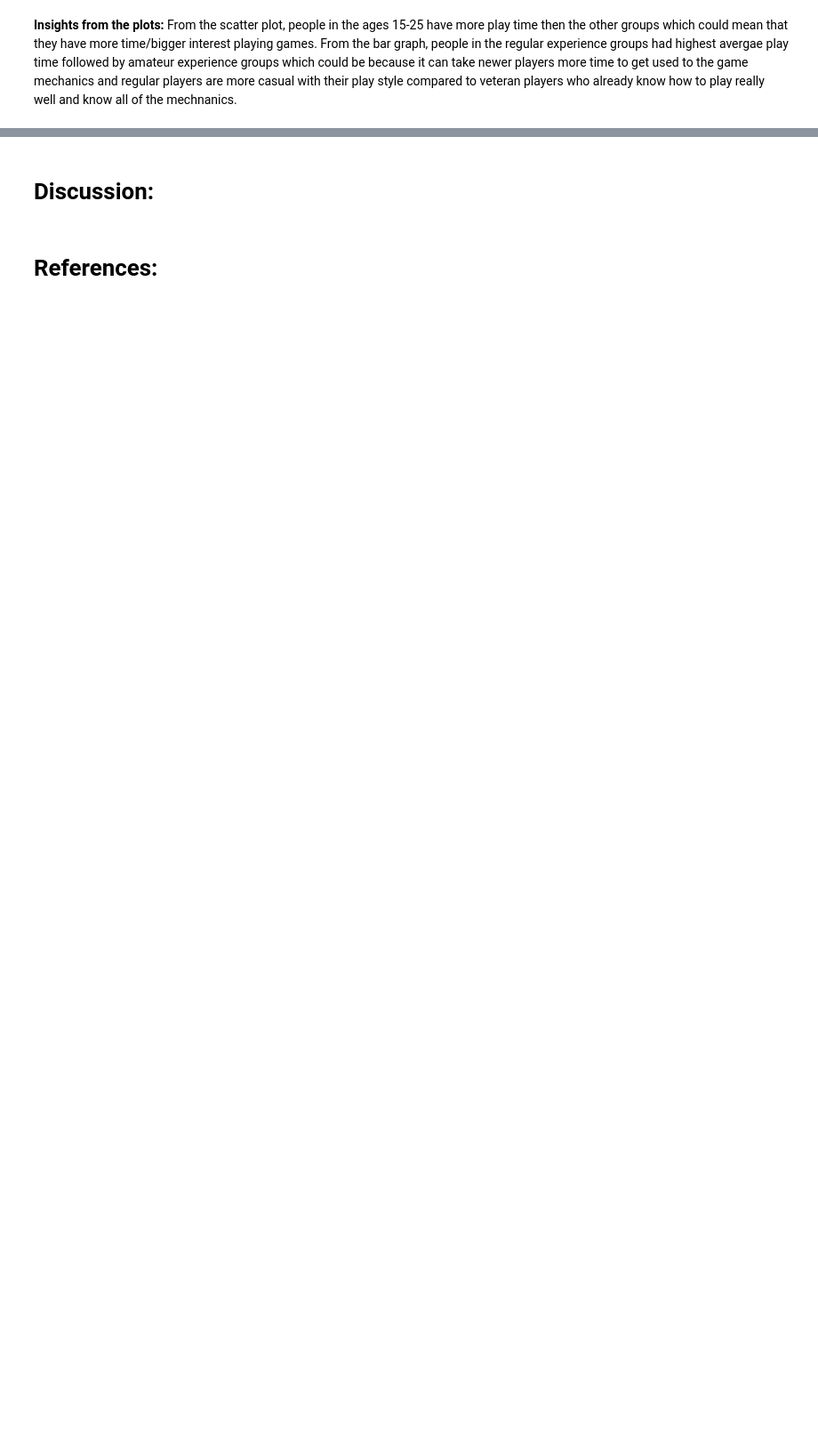
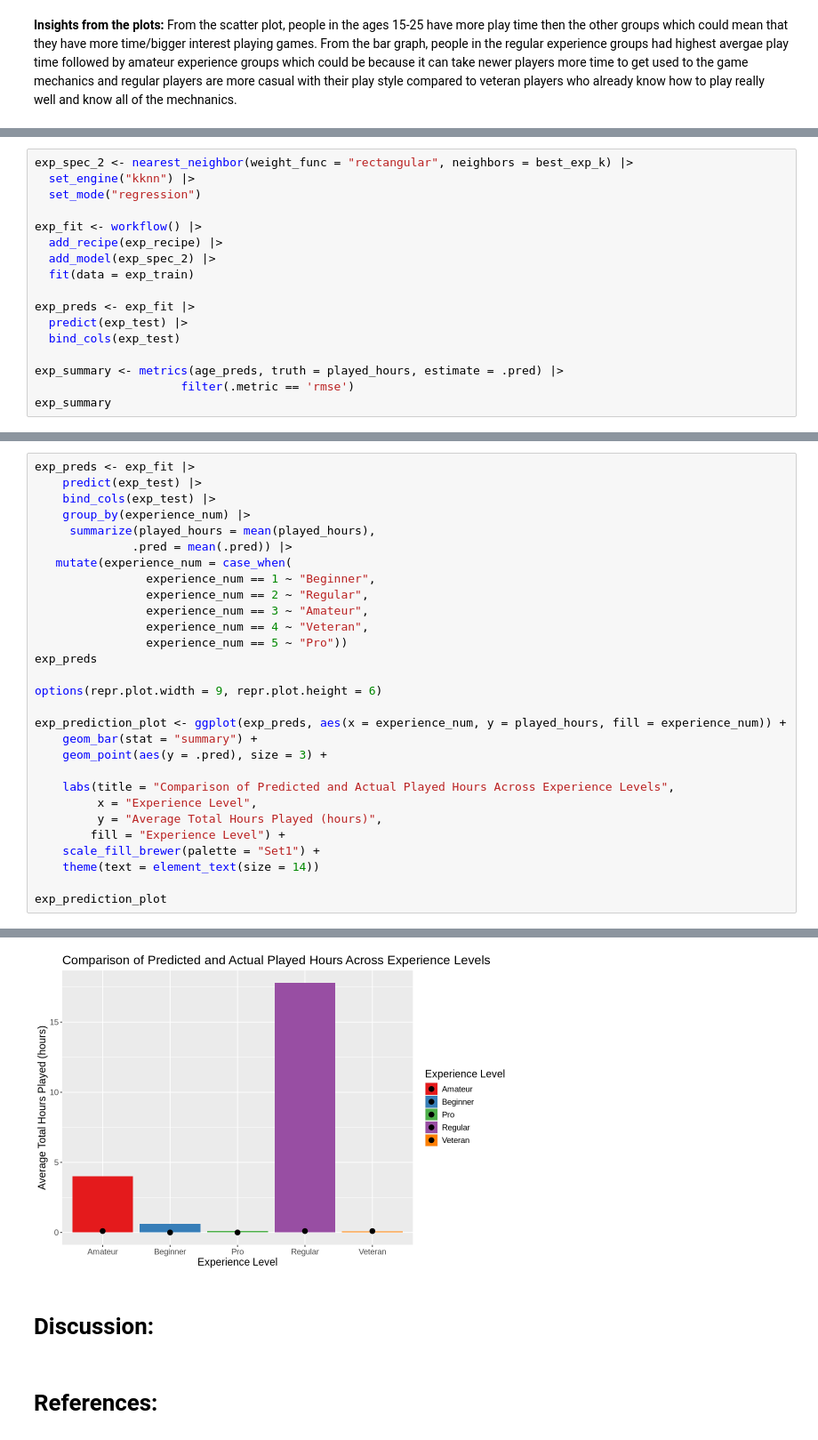
Before and after one commit to iSqlqmi/dsci_100_group_project, a Jupyter notebook: project_final_report.ipynb, the cells around one changed output, grey strips where cells are left out. Shown at 89% size. Saved outputs shown, nothing was run; the diff lists cells and outputs as text; blank space fills up the shorter version.

```diff
--- a/project_final_report.ipynb
+++ b/project_final_report.ipynb
@@ -232,0 +556,17 @@ A tibble: 5 × 2
+# %%
+exp_spec_2 <- nearest_neighbor(weight_func = "rectangular", neighbors = best_exp_k) |>
+  set_engine("kknn") |>
+  set_mode("regression")
+
+exp_fit <- workflow() |>
+  add_recipe(exp_recipe) |>
+  add_model(exp_spec_2) |>
+  fit(data = exp_train)
+
+exp_preds <- exp_fit |>
+  predict(exp_test) |>
+  bind_cols(exp_test)
+
+exp_summary <- metrics(age_preds, truth = played_hours, estimate = .pred) |>
+                     filter(.metric == 'rmse')
+exp_summary
@@ -232,0 +578,30 @@ A tibble: 5 × 2
+# %%
+exp_preds <- exp_fit |>
+    predict(exp_test) |>
+    bind_cols(exp_test) |>
+    group_by(experience_num) |>
+     summarize(played_hours = mean(played_hours),
+              .pred = mean(.pred)) |>
+   mutate(experience_num = case_when(
+                experience_num == 1 ~ "Beginner",
+                experience_num == 2 ~ "Regular",
+                experience_num == 3 ~ "Amateur",
+                experience_num == 4 ~ "Veteran",
+                experience_num == 5 ~ "Pro"))
+exp_preds
+
+options(repr.plot.width = 9, repr.plot.height = 6)
+
+exp_prediction_plot <- ggplot(exp_preds, aes(x = experience_num, y = played_hours, fill = experience_num)) +
+    geom_bar(stat = "summary") +
+    geom_point(aes(y = .pred), size = 3) +
+
+    labs(title = "Comparison of Predicted and Actual Played Hours Across Experience Levels",
+         x = "Experience Level",
+         y = "Average Total Hours Played (hours)",
+        fill = "Experience Level") +
+    scale_fill_brewer(palette = "Set1") +
+    theme(text = element_text(size = 14))
+
+exp_prediction_plot
+# %% [output]
@@ -233,3 +617,4 @@ A tibble: 5 × 2
+[figure, added]
 # %% [markdown]
 # Discussion:
 # %% [markdown]
```
Also changed, not shown: parts of 20 cells of this notebook.
